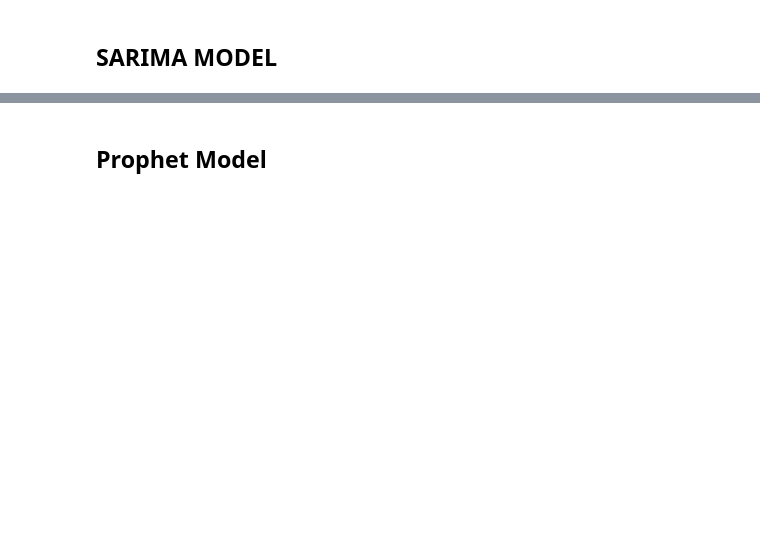
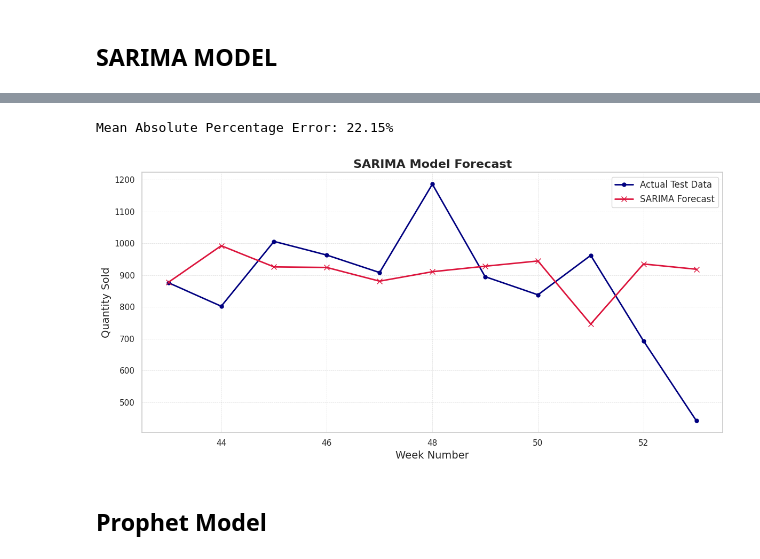
Before and after one commit to Avijit-Jana/Dominos-Predictive_Purchase_Order_System, a Jupyter notebook: Notebooks/Model_Training_&_Evaluation.ipynb, the cells around one changed output, grey strips where cells are left out. Drawn from its saved outputs; the diff is of its cells as text; code cells hidden in the pictures; blank space fills up the shorter version.

```diff
--- a/Notebooks/Model_Training_&_Evaluation.ipynb
+++ b/Notebooks/Model_Training_&_Evaluation.ipynb
@@ -204,3 +183,58 @@ plt.show()
+# %%
+from statsmodels.tsa.statespace.sarimax import SARIMAX
+
+# Data Preparation
+sarima_df = df.copy()
+sarima_df = sarima_df.groupby("week_number")["quantity"].sum().reset_index()
+
+# Train-Test Split (80/20 split)
+train_size = int(len(sarima_df) * 0.8)
+train = sarima_df.iloc[:train_size]
+test = sarima_df.iloc[train_size:]
+
+# Define SARIMA Model Parameters
+'''order: (p, d, q) for non-seasonal components.
+seasonal_order: (P, D, Q, s) for seasonal components, where s is the seasonal period.'''
+order = (0, 2, 2)
+seasonal_order = (1, 1, 1, 12)
+
+# Model Fitting
+model = SARIMAX(train["quantity"],
+                order=order,
+                seasonal_order=seasonal_order,
+                enforce_stationarity=False,
+                enforce_invertibility=False)
+model_fit = model.fit(disp=False)
+
+# Using get_forecast for out-of-sample prediction
+forecast = model_fit.get_forecast(steps=len(test)).predicted_mean
+forecast.index = test.index
+
+# Evaluate performance
+mape = mean_absolute_percentage_err(test["quantity"], forecast)
+print(f"Mean Absolute Percentage Error: {mape}%")
+mape_scores["SARIMA"] = mape
+# %% [output]
+Mean Absolute Percentage Error: 22.15%
+# %%
+# Visualization
+# -----------------------------
+plt.figure(figsize=(12, 6))
+plt.plot(test["week_number"], test["quantity"],
+         marker='o', markersize=5, linewidth=2, label='Actual Test Data', color='navy')
+plt.plot(test["week_number"], forecast,
+         marker='x', markersize=7, linewidth=2, label='SARIMA Forecast', color='crimson')
+
+# Customizing the plot for a polished appearance
+plt.xlabel('Week Number', fontsize=14)
+plt.ylabel('Quantity Sold', fontsize=14)
+plt.title('SARIMA Model Forecast', fontsize=16, fontweight='bold')
+plt.legend(fontsize=12)
+plt.grid(True, linestyle='--', linewidth=0.5, alpha=0.7)
+plt.tight_layout()
+plt.show()
+# %% [output]
+[figure, added]
 # %% [markdown]
 ## Prophet Model
 # %%
```
Also changed, not shown: parts of 49 cells of this notebook, 2 other files.
